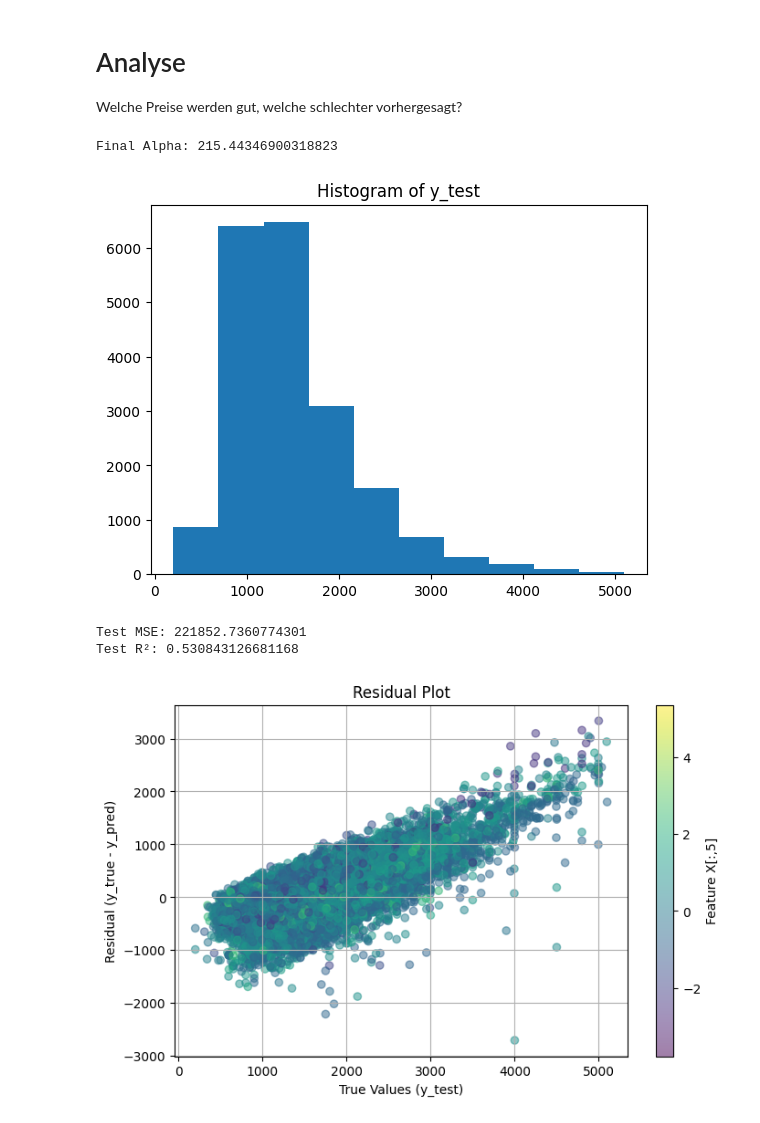
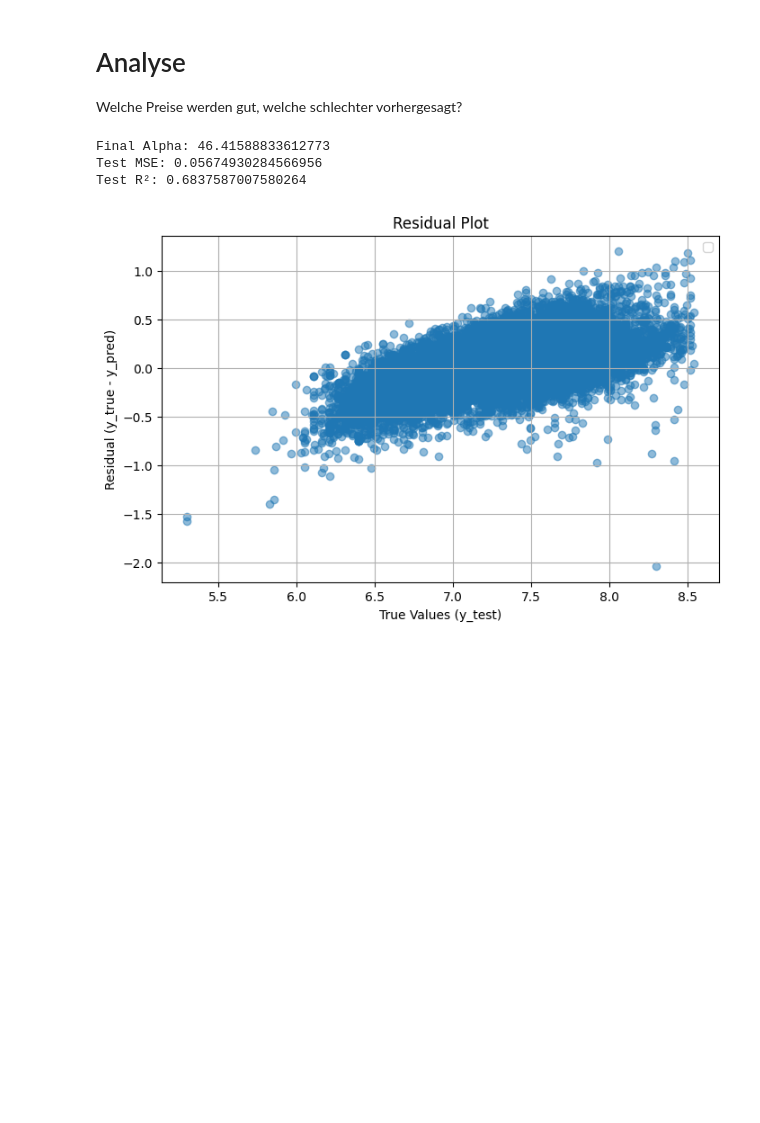
Before and after one commit to FelixFritz02/DataProject-WS-25-26, a Jupyter notebook: Regression.ipynb, the cells around one changed output. Saved outputs shown, nothing was run; the diff lists cells and outputs as text; code cells hidden in the pictures; blank space fills up the shorter version.

```diff
--- a/Regression.ipynb
+++ b/Regression.ipynb
@@ -1,19 +1,14 @@
 # %%
 import pandas as pd
 from sklearn.preprocessing import StandardScaler
+import numpy as np
 
 data = pd.read_csv("preprocessed_apartment_rentals_no_state_dummies_nocluster.csv")
 
 # Features und Ziel
 X = data.drop(columns=["price"])
 y = data["price"]
-
-# Numerische Spalten
-num_cols = X.select_dtypes(include=["int64", "float64"]).columns
-
-# Skalieren
-scaler = StandardScaler()
-X[num_cols] = scaler.fit_transform(X[num_cols])
+y = np.log1p(y)  # Log-Transformation
 # %% [markdown]
 # Regression
 # %% [markdown]
@@ -60,7 +49,7 @@ from sklearn.linear_model import Lasso
 import numpy as np
 lasso_params = {"alpha": np.logspace(-3, 3, 10)}
 
-lasso_cv = NestedCVRegressorWithTargetEncoding(model = Lasso(), param_grid = lasso_params, encode_cols=["state"])
+lasso_cv = NestedCVRegressorWithTargetEncoding(model = Lasso(), param_grid = lasso_params, encode_cols=["state", "cityname"])
 lasso_cv.run(X, y, output=True)
 # %% [output]
 Fitting 5 folds for each of 10 candidates, totalling 50 fits
@@ -89,8 +78,6 @@ from category_encoders import TargetEncoder
 # ---------------------------------------------------------
 best_parameters = ridge_cv.get_best_params()   # liefert Liste von dicts
 
-# richtigen Key auslesen (z. B. "ridge__alpha" oder "model__alpha")
-# Debug: print(best_parameters)
 alpha_values = [float(list(p.values())[0]) for p in best_parameters]
 final_alpha = np.median(alpha_values)
 print("Final Alpha:", final_alpha)
@@ -102,61 +89,57 @@ X_train, X_test, y_train, y_test = train_test_split(
     X, y, test_size=0.2, random_state=42
 )
 
-plt.hist(y_test)
-plt.title("Histogram of y_test")
-plt.show()
 
 # ---------------------------------------------------------
 # 3️⃣ Target Encoding korrekt (nur auf TRAIN fitten!)
 # ---------------------------------------------------------
-te = TargetEncoder(cols=["state"])   # deine kategorische Spalte
+te = TargetEncoder(cols=["state", "cityname"])   # deine kategorische Spalte
 
 # Auf TRAIN fitten
-te.fit(X_train["state"], y_train)
+te.fit(X_train[["state", "cityname"]], y_train)
 
 # Transformieren
 X_train_enc = X_train.copy()
 X_test_enc = X_test.copy()
 
-X_train_enc["state"] = te.transform(X_train["state"])
-X_test_enc["state"] = te.transform(X_test["state"])
+X_train_enc[["cityname", "state"]] = te.transform(X_train[["cityname", "state"]])
+X_test_enc[["cityname", "state"]] = te.transform(X_test[["cityname", "state"]])
 
 # ---------------------------------------------------------
 # 4️⃣ Finales Ridge-Modell trainieren
 # ---------------------------------------------------------
 final_model = Ridge(alpha=final_alpha)
 final_model.fit(X_train_enc, y_train)
 
 # ---------------------------------------------------------
 # 5️⃣ Vorhersagen + Scores
 # ---------------------------------------------------------
 y_pred = final_model.predict(X_test_enc)
 
 mse = mean_squared_error(y_test, y_pred)
 r2 = r2_score(y_test, y_pred)
 
 print("Test MSE:", mse)
 print("Test R²:", r2)
 
 # ---------------------------------------------------------
 # 6️⃣ Residual Plot (Residuals oder Absolute Error)
 # ---------------------------------------------------------
 residuals = y_test - y_pred
 abs_error = np.abs(y_test - y_pred)
 
 plt.figure(figsize=(8,5))
-scatter = plt.scatter(y_test, residuals, c=X_test_enc.iloc[:, 5],
-                      alpha=0.5, cmap='viridis')
+scatter = plt.scatter(y_test, residuals,
+                      alpha=0.5)
 plt.xlabel("True Values (y_test)")
 plt.ylabel("Residual (y_true - y_pred)")
 plt.title("Residual Plot")
 plt.grid(True)
-cbar = plt.colorbar(scatter)
-cbar.set_label("Feature X[:,5]")
+#plt.hist(y_test, bins = 50, alpha=0.3, label='y_test', color='red')
+plt.legend()
 plt.show()
 # %% [output]
-Final Alpha: 215.44346900318823
+Final Alpha: 46.41588833612773
+Test MSE: 0.05674930284566956
+Test R²: 0.6837587007580264
-[figure, old version]
+[figure, new version]
-Test MSE: 221852.7360774301
-Test R²: 0.530843126681168
-[figure, removed]
```
Also changed, not shown: parts of 3 cells of this notebook, 2 other files.
